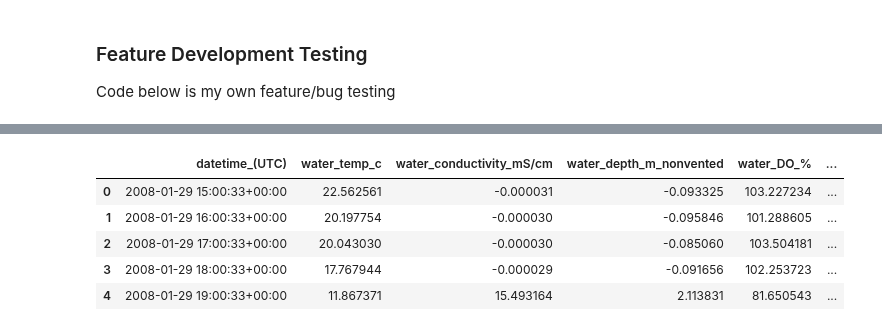
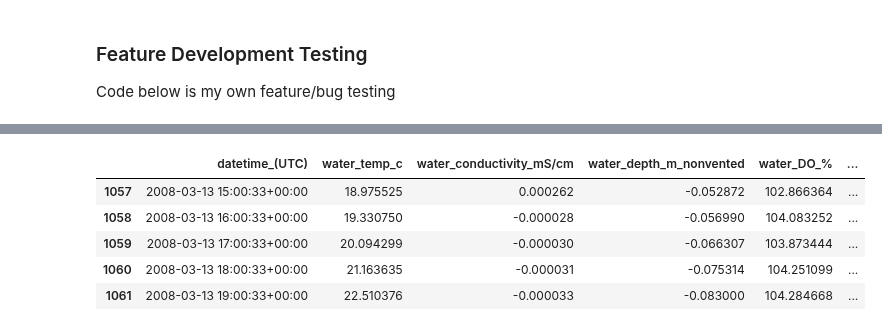
Before and after one commit to kimia-karimi/sonde3, a Jupyter notebook: index.ipynb, the cells around one changed output, grey strips where cells are left out. Drawn from its saved outputs; the diff is of its cells as text; code cells hidden in the pictures.

```diff
--- a/index.ipynb
+++ b/index.ipynb
@@ -262,12 +262,12 @@ baytCDF.head()
 # %%
-baytdat.head()
+baytdat.tail()
 # %% [output]
 |  | datetime_(UTC) | water_temp_c | water_conductivity_mS/cm | water_depth_m_nonvented | water_DO_% | ... |
-| 0 | 2008-01-29 15:00:33+00:00 | 22.562561 | -0.000031 | -0.093325 | 103.227234 | ... |
-| 1 | 2008-01-29 16:00:33+00:00 | 20.197754 | -0.000030 | -0.095846 | 101.288605 | ... |
-| 2 | 2008-01-29 17:00:33+00:00 | 20.043030 | -0.000030 | -0.085060 | 103.504181 | ... |
-| 3 | 2008-01-29 18:00:33+00:00 | 17.767944 | -0.000029 | -0.091656 | 102.253723 | ... |
-| 4 | 2008-01-29 19:00:33+00:00 | 11.867371 | 15.493164 | 2.113831 | 81.650543 | ... |
+| 1057 | 2008-03-13 15:00:33+00:00 | 18.975525 | 0.000262 | -0.052872 | 102.866364 | ... |
+| 1058 | 2008-03-13 16:00:33+00:00 | 19.330750 | -0.000028 | -0.056990 | 104.083252 | ... |
+| 1059 | 2008-03-13 17:00:33+00:00 | 20.094299 | -0.000030 | -0.066307 | 103.873444 | ... |
+| 1060 | 2008-03-13 18:00:33+00:00 | 21.163635 | -0.000031 | -0.075314 | 104.251099 | ... |
+| 1061 | 2008-03-13 19:00:33+00:00 | 22.510376 | -0.000033 | -0.083000 | 104.284668 | ... |
 # %%
 baytdat.tail()
 # %% [output]
```
Also changed, not shown: parts of 14 cells of this notebook, 2 other files.
